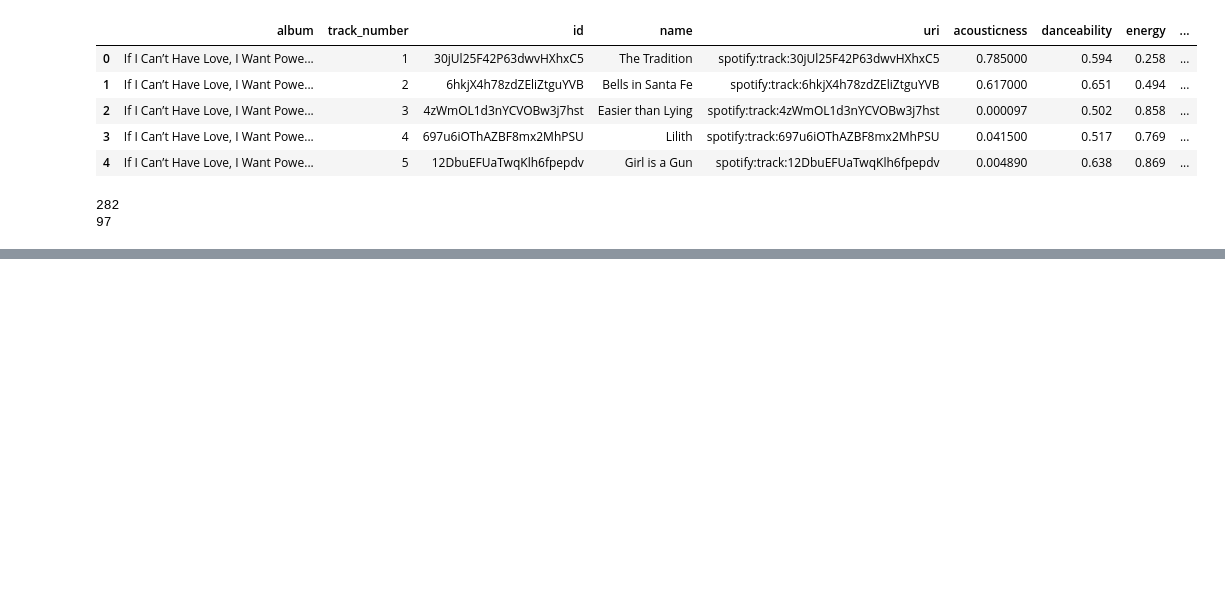
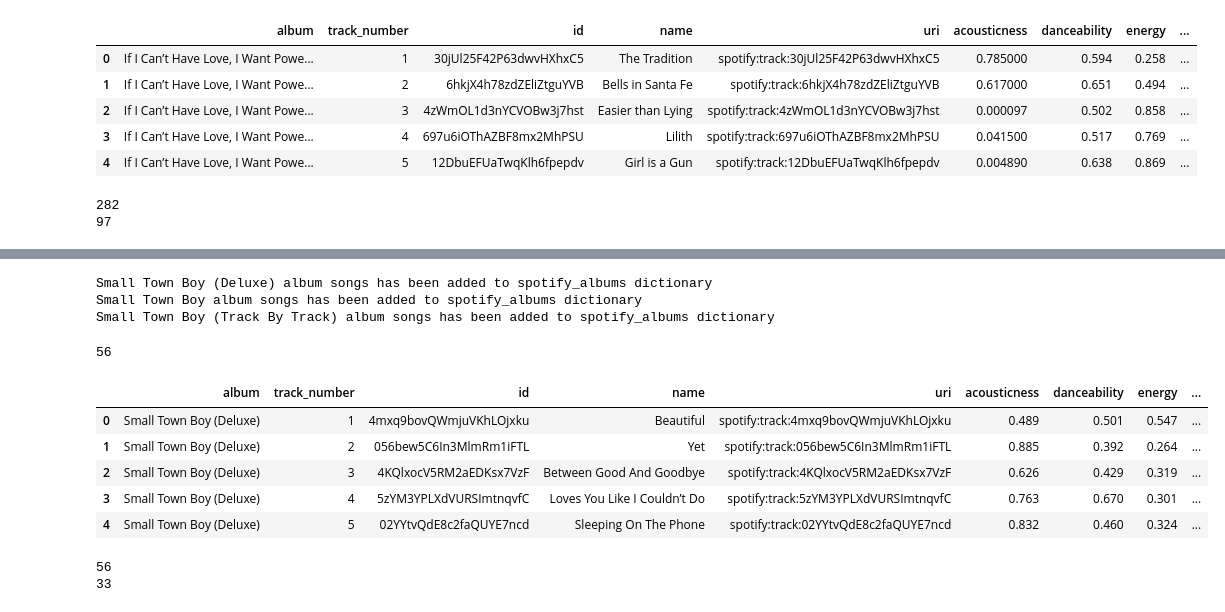
Before and after one commit to rohankumawat/DataScienceWarehouse, a Jupyter notebook: Projects/Visualization/spotify/extractJuiceWRLDSongs.ipynb, the cells around one changed output, grey strips where cells are left out. Drawn from its saved outputs; the diff is of its cells as text; code cells hidden in the pictures; blank space fills up the shorter version.

```diff
--- a/Projects/Visualization/spotify/extractJuiceWRLDSongs.ipynb
+++ b/Projects/Visualization/spotify/extractJuiceWRLDSongs.ipynb
@@ -495,0 +741,29 @@ final_df.to_csv("halseyMusic.csv")
+# %%
+def album_songs(uri):
+    album = uri
+    spotify_albums[album] = {}
+    #Create keys-values of empty lists inside nested dictionary for album
+    spotify_albums[album]['album'] = []
+    spotify_albums[album]['track_number'] = []
+    spotify_albums[album]['id'] = []
+    spotify_albums[album]['name'] = []
+    spotify_albums[album]['uri'] = []
+    #pull data on album tracks
+    tracks = sp.album_tracks(album)
+    for n in range(len(tracks['items'])):
+        spotify_albums[album]['album'].append(artist_album_names[album_count])
+        spotify_albums[album]['track_number'].append(tracks['items'][n]['track_number'])
+        spotify_albums[album]['id'].append(tracks['items'][n]['id'])
+        spotify_albums[album]['name'].append(tracks['items'][n]['name'])
+        spotify_albums[album]['uri'].append(tracks['items'][n]['uri'])
+
+spotify_albums = {}
+album_count = 0
+for i in artist_album_uris: #each album
+    album_songs(i)
+    print(str(artist_album_names[album_count]) + " album songs has been added to spotify_albums dictionary")
+    album_count+=1 #Updates album count once all tracks have been added
+# %% [output]
+Small Town Boy (Deluxe) album songs has been added to spotify_albums dictionary
+Small Town Boy album songs has been added to spotify_albums dictionary
+Small Town Boy (Track By Track) album songs has been added to spotify_albums dictionary
@@ -495,0 +818,42 @@ final_df.to_csv("halseyMusic.csv")
+# %%
+dic_df = {}
+dic_df['album'] = []
+dic_df['track_number'] = []
+dic_df['id'] = []
+dic_df['name'] = []
+dic_df['uri'] = []
+dic_df['acousticness'] = []
+dic_df['danceability'] = []
+dic_df['energy'] = []
+dic_df['instrumentalness'] = []
+dic_df['liveness'] = []
+dic_df['loudness'] = []
+dic_df['speechiness'] = []
+dic_df['tempo'] = []
+dic_df['valence'] = []
+dic_df['popularity'] = []
+for album in spotify_albums:
+    for feature in spotify_albums[album]:
+        dic_df[feature].extend(spotify_albums[album][feature])
+
+len(dic_df['album'])
+# %% [output]
+56
+# %%
+import pandas as pd
+df = pd.DataFrame.from_dict(dic_df)
+df[0:5]
+# %% [output]
+|  | album | track_number | id | name | uri | acousticness | danceability | energy | ... |
+| 0 | Small Town Boy (Deluxe) | 1 | 4mxq9bovQWmjuVKhLOjxku | Beautiful | spotify:track:4mxq9bovQWmjuVKhLOjxku | 0.489 | 0.501 | 0.547 | ... |
+| 1 | Small Town Boy (Deluxe) | 2 | 056bew5C6In3MlmRm1iFTL | Yet | spotify:track:056bew5C6In3MlmRm1iFTL | 0.885 | 0.392 | 0.264 | ... |
+| 2 | Small Town Boy (Deluxe) | 3 | 4KQlxocV5RM2aEDKsx7VzF | Between Good And Goodbye | spotify:track:4KQlxocV5RM2aEDKsx7VzF | 0.626 | 0.429 | 0.319 | ... |
+| 3 | Small Town Boy (Deluxe) | 4 | 5zYM3YPLXdVURSImtnqvfC | Loves You Like I Couldn’t Do | spotify:track:5zYM3YPLXdVURSImtnqvfC | 0.763 | 0.670 | 0.301 | ... |
+| 4 | Small Town Boy (Deluxe) | 5 | 02YYtvQdE8c2faQUYE7ncd | Sleeping On The Phone | spotify:track:02YYtvQdE8c2faQUYE7ncd | 0.832 | 0.460 | 0.324 | ... |
+# %%
+print(len(df))
+final_df = df.sort_values('popularity', ascending=False).drop_duplicates('name').sort_index()
+print(len(final_df))
+# %% [output]
+56
+33
```
Also changed, not shown: parts of 19 cells of this notebook, 57 other files.
